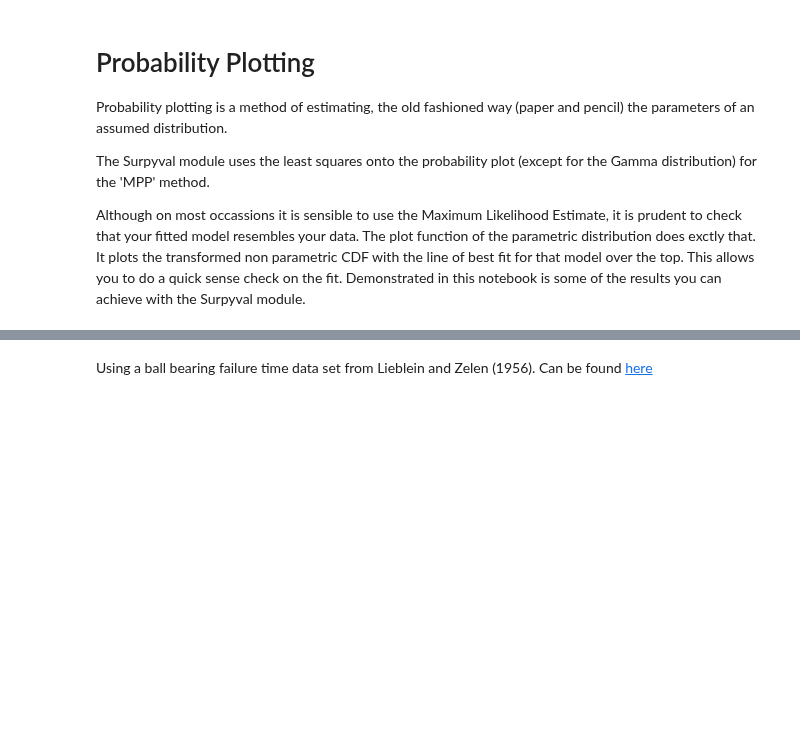
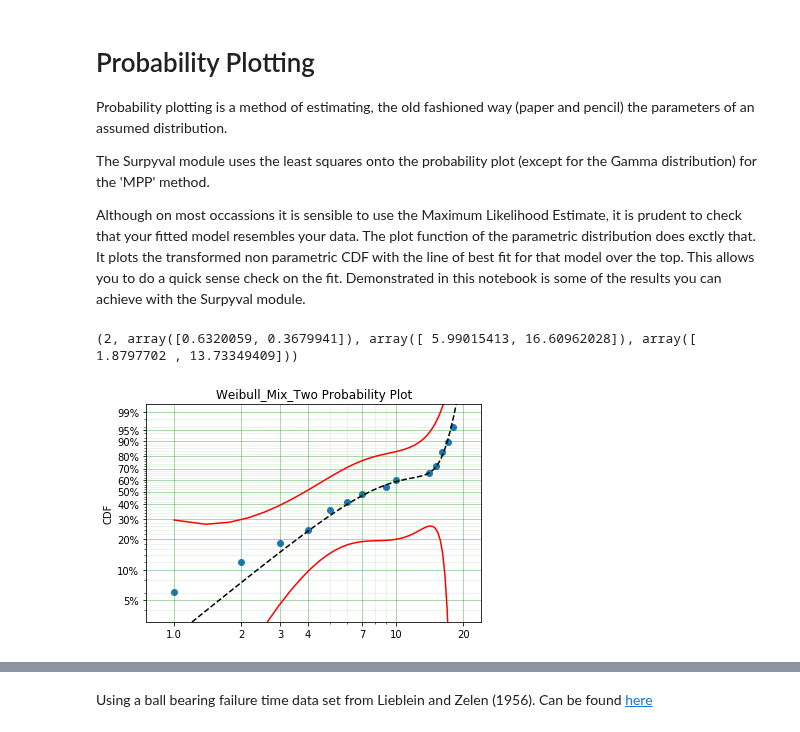
Before and after one commit to derrynknife/SurPyval, a Jupyter notebook: Probability Plotting with Surpyval.ipynb, the cells around one changed output, grey strips where cells are left out. Saved outputs shown, nothing was run; the diff lists cells and outputs as text; code cells hidden in the pictures; blank space fills up the shorter version.

```diff
--- a/Probability Plotting with Surpyval.ipynb
+++ b/Probability Plotting with Surpyval.ipynb
@@ -10,5 +10,19 @@ Although on most occassions it is sensible to use the Maximum Likelihood Estimat
 import surpyval as surv
 import numpy as np
 import matplotlib.pyplot as plt
+# %%
+x = [1, 2, 3, 4, 5, 5, 6, 7, 9, 10, 14, 15, 16, 16, 17, 18]
+model = surv.Weibull_Mix_Two.fit(x)
+model.plot('Nelson-Aalen', plot_bounds=False);
+print(model.params)
+mm = surv.MixtureModel(x=x, dist=surv.Weibull)
+mm.fit(how='MLE')
+#mm.plot('Nelson-Aalen', plot_bounds=False)
+
+xx = np.linspace(1, 20)
+plt.plot(xx, 1 - mm.R_cb(xx), color='red');
+# %% [output]
+(2, array([0.6320059, 0.3679941]), array([ 5.99015413, 16.60962028]), array([ 1.8797702 , 13.73349409]))
+[figure, added]
 # %%
 dist = surv.Gamma
```
Also changed, not shown: parts of 16 cells of this notebook, 2 other files.
